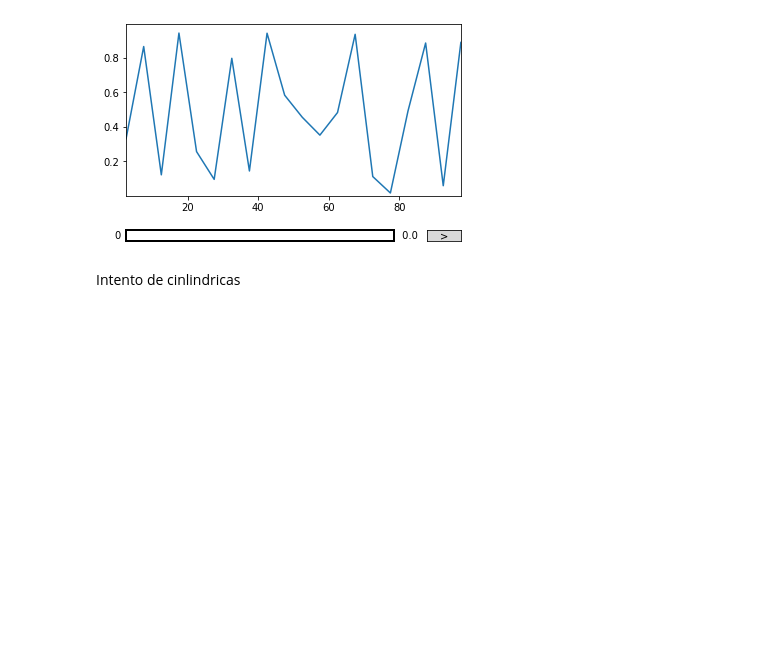
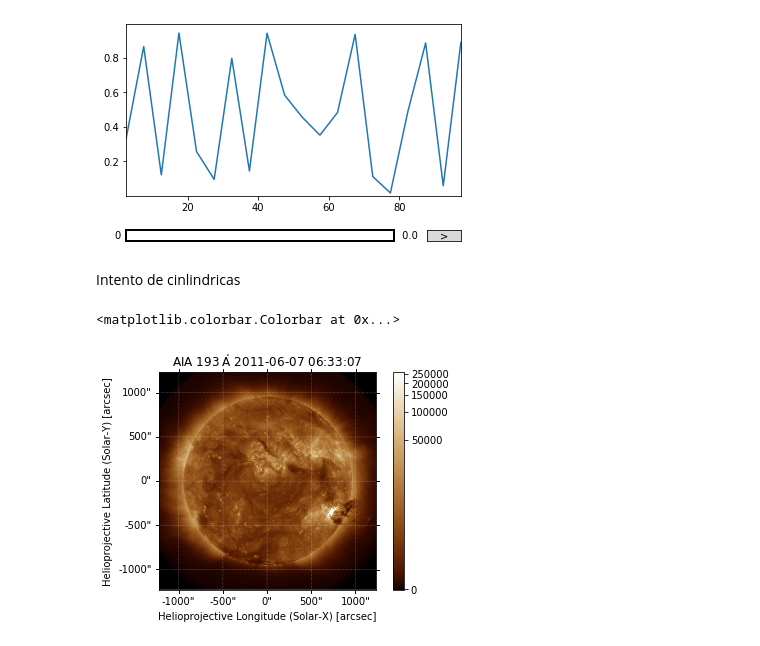
Before and after one commit to fmezacr/Solar_Data12019, a Jupyter notebook: Noviembre/2019/Ideas.ipynb, the cells around one changed output. Saved outputs shown, nothing was run; the diff lists cells and outputs as text; code cells hidden in the pictures; blank space fills up the shorter version.

```diff
--- a/Noviembre/2019/Ideas.ipynb
+++ b/Noviembre/2019/Ideas.ipynb
@@ -498,0 +509,8 @@ def guardar3DPlotROI2(FITS_dirPath, picosEnROI, sunCenter, pixRadius, prop):
+# %%
+aiamap = sunpy.map.Map(AIA_193_IMAGE)
+plt.figure()
+aiamap.plot()
+plt.colorbar()
+# %% [output]
+<matplotlib.colorbar.Colorbar at 0x...>
+[figure, added]
```
Also changed, not shown: parts of 2 cells of this notebook, 2 other files.
